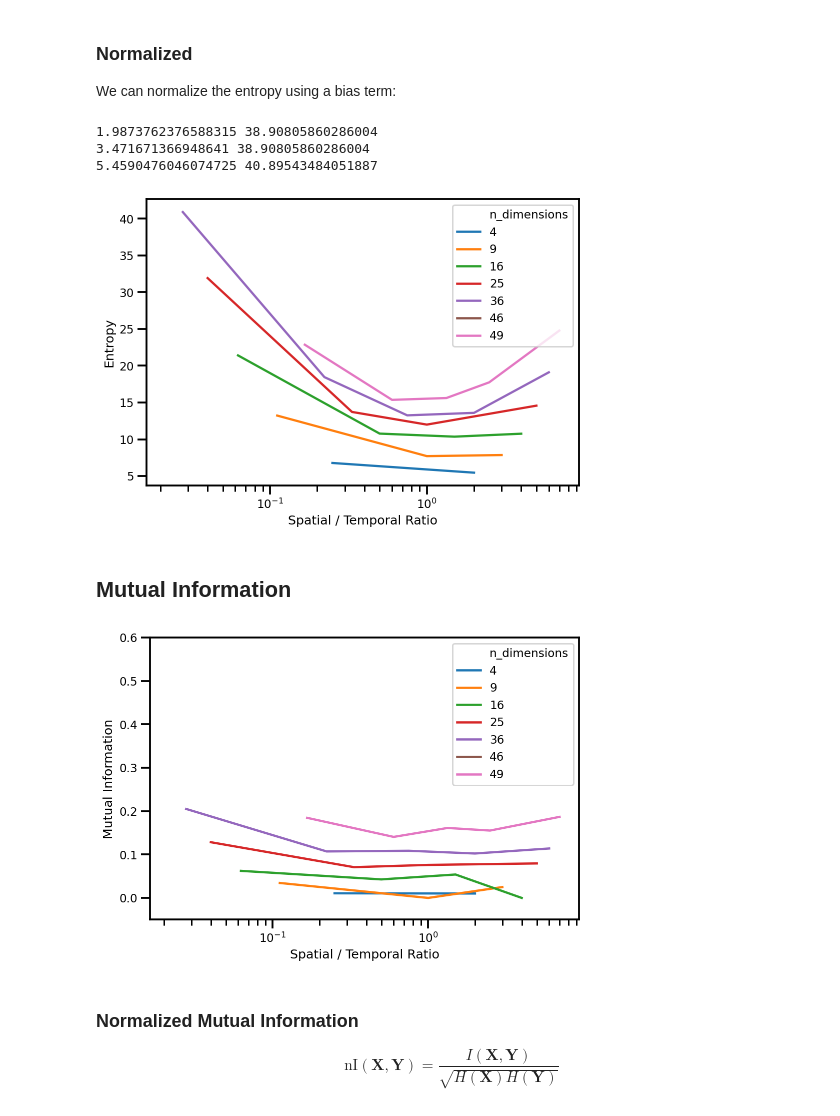
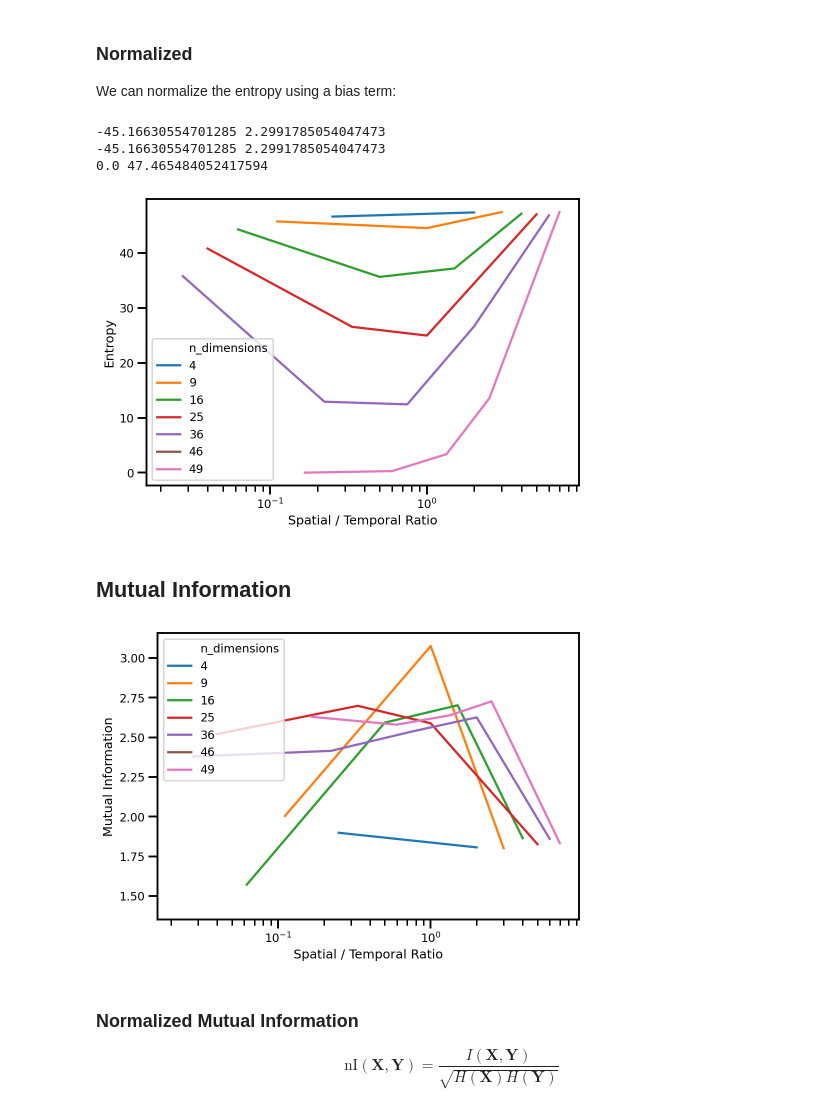
Before and after one commit to jejjohnson/rbig_eo, a Jupyter notebook: docs/notebooks/spatial_temporal/3.1_exp2_results_prelim.ipynb, the cells around one changed output. Cells and saved outputs as stored; diff of their text form; code cells hidden in the pictures.

```diff
--- a/docs/notebooks/spatial_temporal/3.1_exp2_results_prelim.ipynb
+++ b/docs/notebooks/spatial_temporal/3.1_exp2_results_prelim.ipynb
@@ -104,9 +102,9 @@ v1_reg_gpp_spain.csv  v2_gpp_europe.csv     v4_rm_spain.csv
 # %%
 RES_PATH = pathlib.Path(str(root)).joinpath(
-    "data/spa_temp/trial_experiment/v1_sm_spain.csv"
+    "data/spa_temp/trial_experiment/v1_gpp_spain.csv"
 )
 results = pd.read_csv(str(RES_PATH))
 # results['ratio'] = results['spatial'] / results['temporal']
-variable = 'sm'
+variable = 'gpp'
 results.tail()
 # %% [output]
@@ -182,9 +180,9 @@ sub_df["spatial"] = sub_df["spatial"].astype('category')
 sub_df["temporal"] = sub_df["temporal"].astype('category')
 sub_df["n_dimensions"] = sub_df["n_dimensions"].astype('category')
 # %% [output]
-1.9873762376588315 38.90805860286004
-3.471671366948641 38.90805860286004
-5.4590476046074725 40.89543484051887
+-45.16630554701285 2.2991785054047473
+-45.16630554701285 2.2991785054047473
+0.0 47.465484052417594
 # %%
 fig, ax = plt.subplots(ncols=1, figsize=(7, 5))
 
@@ -200,7 +198,7 @@ plt.tight_layout()
 fig.savefig(FIG_PATH.joinpath(f'{variable}_n_entropy.png'))
 plt.show()
 # %% [output]
-[figure, old version]
+[figure, new version]
 # %% [markdown]
 ## Mutual Information
 # %%
@@ -212,35 +210,35 @@ sub_df["spatial"] = sub_df["spatial"].astype('category')
 sub_df["temporal"] = sub_df["temporal"].astype('category')
 sub_df["n_dimensions"] = sub_df["n_dimensions"].astype('category')
 
 # sub_df['rbig_I_xy'] = sub_df['rbig_I_xy']# * np.log(2)
 
 # # Figure
 # fig, ax = plt.subplots(ncols=1, figsize=(7, 5))
 
 # sns.scatterplot(x='ratio', y='rbig_I_xy', hue='n_dimensions', data=sub_df, ax=ax, label='Entropy',)
 # # sns.scatterplot(x='ratio', y='rv_coeff', data=sub_df, ax=ax, label='RV')
 # ax.set(xscale='log',
 #        xlabel='Spatial / Temporal Ratio',
 #        ylabel='Mutual Information'
 #       )
 
 # plt.show()
 fig, ax = plt.subplots(ncols=1, figsize=(7, 5))
 
 sns.lineplot(x='ratio', y='rbig_I_xy', hue='n_dimensions', data=sub_df, ax=ax,)
 # sns.scatterplot(x='ratio', y='rv_coeff', data=sub_df, ax=ax, label='RV')
 ax.set(
     xscale='log',
 #     yscale='symlog',
     xlabel='Spatial / Temporal Ratio',
     ylabel='Mutual Information',
-    ylim=[-0.05, 0.6]
+#     ylim=[-0.05, 0.6]
       )
 plt.tight_layout()
 fig.savefig(FIG_PATH.joinpath(f'{variable}_mi.png'))
 plt.show()
 # %% [output]
-[figure, old version]
+[figure, new version]
 # %% [markdown]
 ### Normalized Mutual Information
 
```
Also changed, not shown: parts of 7 cells of this notebook, 57 other files.
